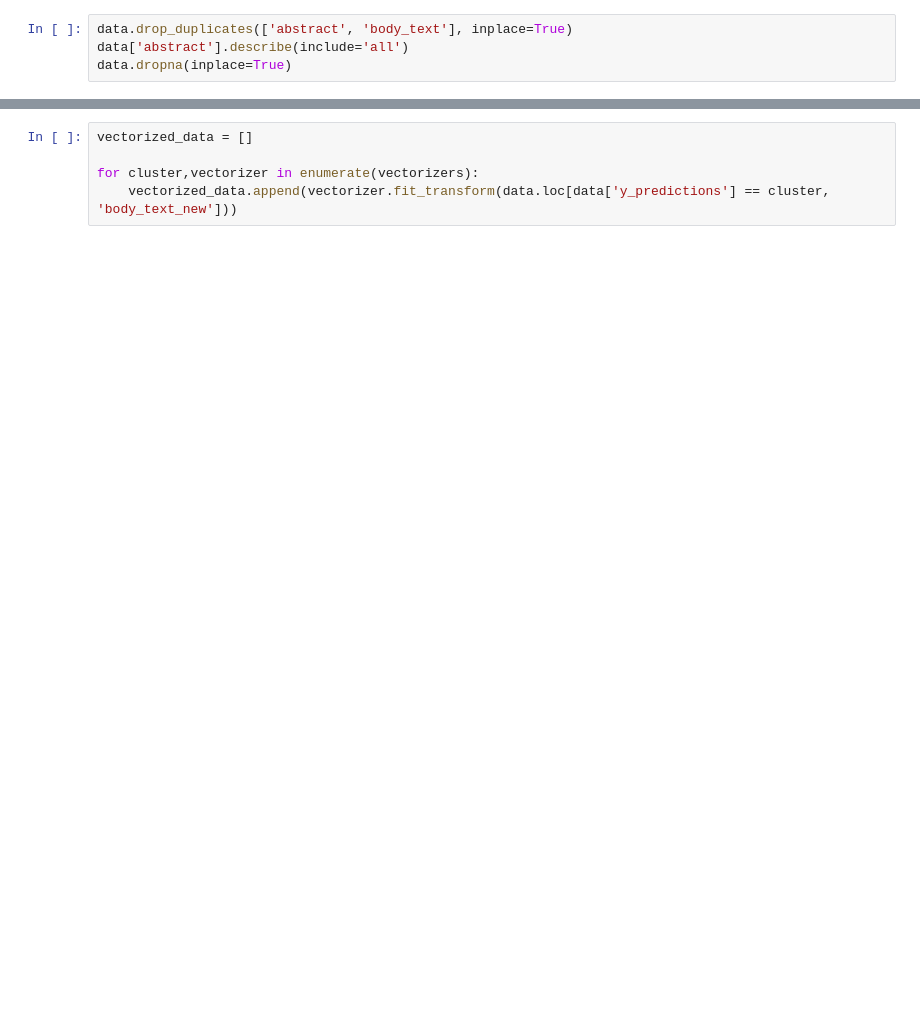
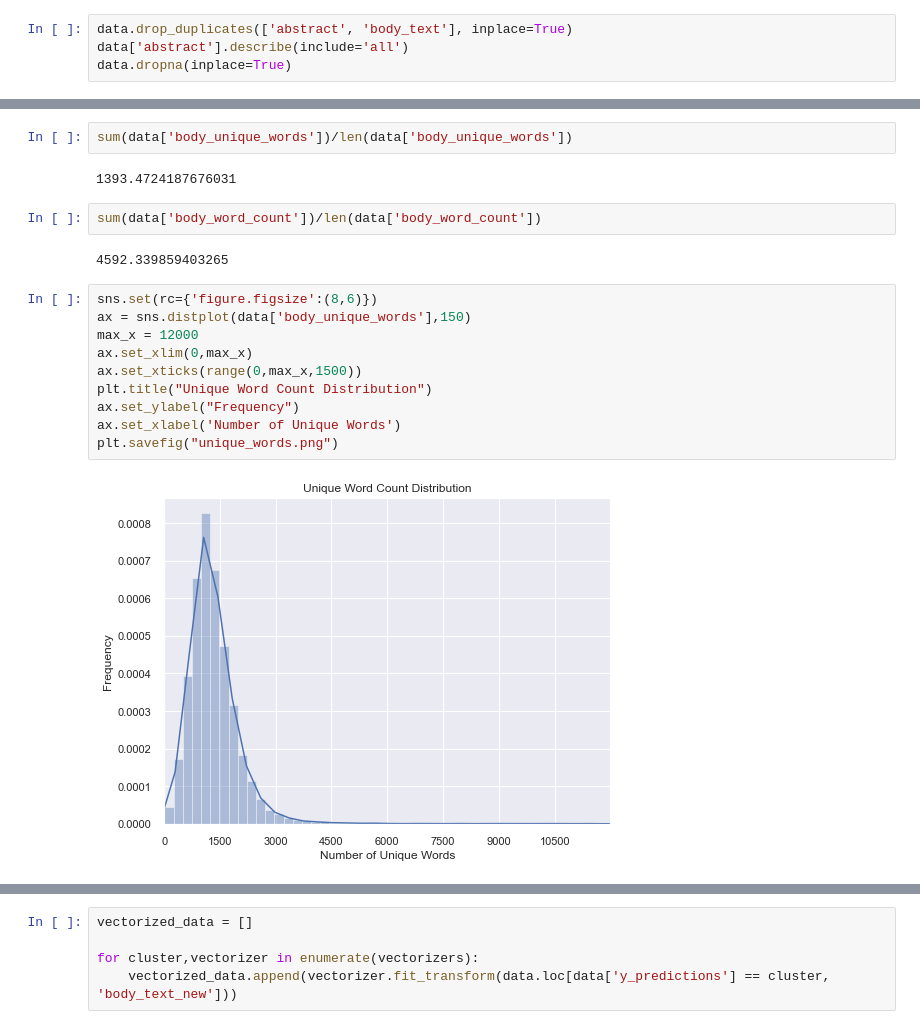
Before and after one commit to rtg901111/Corona-NLP-Project, a Jupyter notebook: Project.ipynb, the cells around one changed output, grey strips where cells are left out. Drawn from its saved outputs; the diff is of its cells as text; blank space fills up the shorter version.

```diff
--- a/Project.ipynb
+++ b/Project.ipynb
@@ -177,0 +197,20 @@ memory usage: 2.5+ MB
+# %%
+sum(data['body_unique_words'])/len(data['body_unique_words'])
+# %% [output]
+1393.4724187676031
+# %%
+sum(data['body_word_count'])/len(data['body_word_count'])
+# %% [output]
+4592.339859403265
+# %%
+sns.set(rc={'figure.figsize':(8,6)})
+ax = sns.distplot(data['body_unique_words'],150)
+max_x = 12000
+ax.set_xlim(0,max_x)
+ax.set_xticks(range(0,max_x,1500))
+plt.title("Unique Word Count Distribution")
+ax.set_ylabel("Frequency")
+ax.set_xlabel('Number of Unique Words')
+plt.savefig("unique_words.png")
+# %% [output]
+[figure, added]
```
Also changed, not shown: parts of 73 cells of this notebook, 1 other file.
